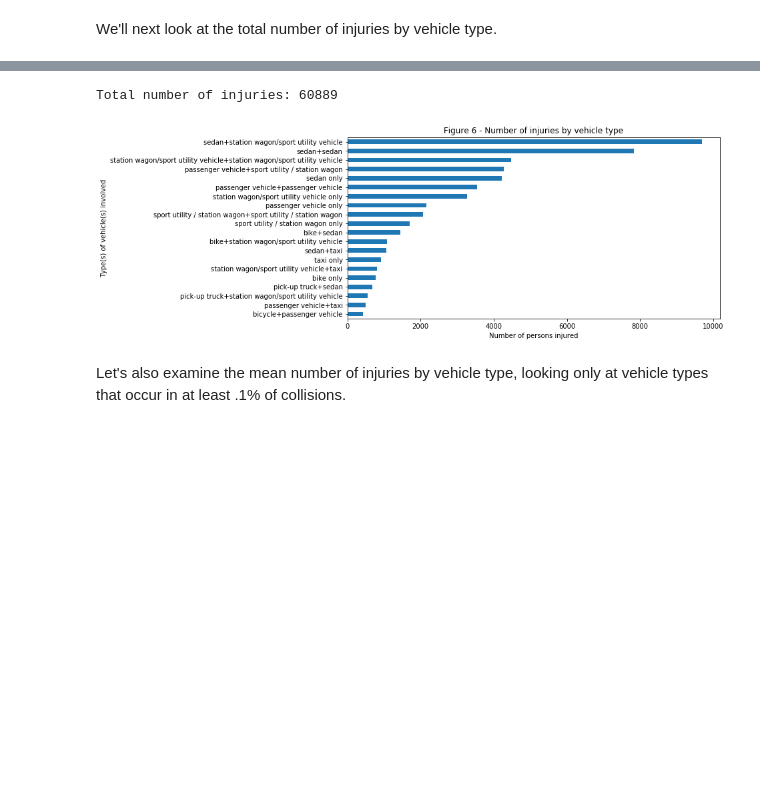
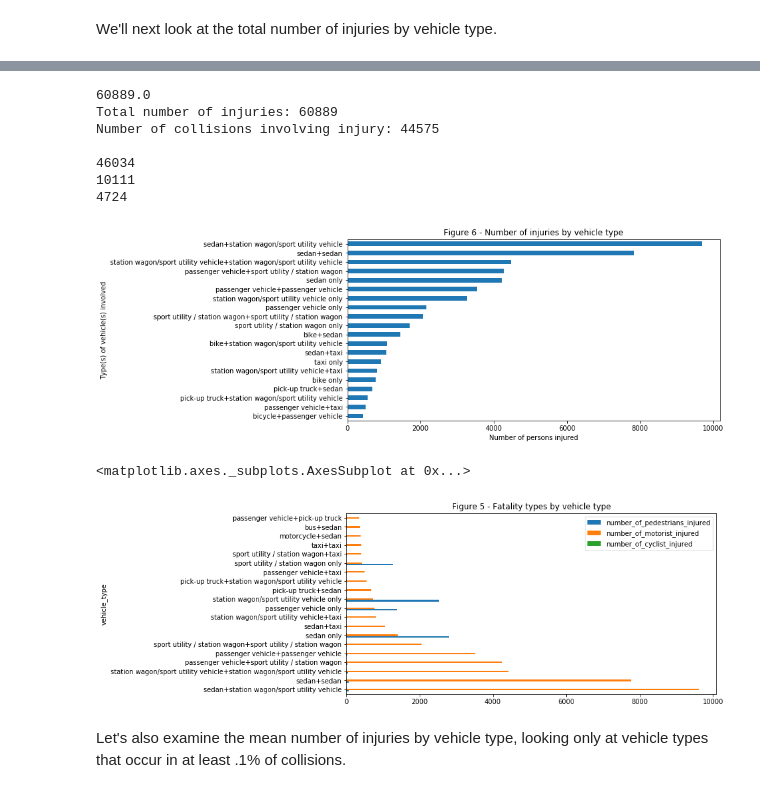
Before and after one commit to dan55/collisions, a Jupyter notebook: collisions.ipynb, the cells around one changed output, grey strips where cells are left out. Saved outputs shown, nothing was run; the diff lists cells and outputs as text; code cells hidden in the pictures; blank space fills up the shorter version.

```diff
--- a/collisions.ipynb
+++ b/collisions.ipynb
@@ -388,7 +406,16 @@ grouped = (df2.groupby("vehicle_type")
            .sort_values(ascending=False))
 
 total_injuries = int(grouped.sum())
-print(f"Total number of injuries: {total_injuries}\n")
+collision_injuries = len(df2[df2.number_of_persons_injured > 0])
+motorist_injuries = df2.number_of_motorist_injured.sum()
+pedestrian_injuries = df2.number_of_pedestrians_injured.sum()
+c = df2.number_of_cyclist_injured.sum()
+print(df2.number_of_persons_injured.sum())
+print(f"Total number of injuries: {total_injuries}")
+print(f"Number of collisions involving injury: {collision_injuries}\n")
+print(motorist_injuries)
+print(pedestrian_injuries)
+print(c)
 
 title = "Figure 6 - Number of injuries by vehicle type"
 ax = (grouped.head(20)
@@ -401,8 +428,32 @@ ax.set_xlabel("Number of persons injured")
 _ = ax.set_ylabel("Type(s) of vehicle(s) involved")
 # grouped.head(20)
 # %% [output]
+60889.0
 Total number of injuries: 60889
+Number of collisions involving injury: 44575
+
+46034
+10111
+4724
 [figure]
+# %%
+dfi = (df2[(df2["number_of_persons_injured"] >= 1)]# & (df2.vehicle_type.isin(top.index))]
+           .groupby(["vehicle_type"])
+          )["number_of_pedestrians_injured",
+            "number_of_motorist_injured",
+            "number_of_cyclist_injured"].apply(lambda x : x.astype(int).sum())
+dfi = dfi.sort_values("number_of_motorist_injured", ascending=False).head(20)
+dfi.plot(figsize=(10, 5),
+           kind="barh",
+           title="Figure 5 - Fatality types by vehicle type")
+# ax = (dfi.sort_values("number_of_motorist_injured", ascending=False)
+#      .iloc[::-1]
+#      .plot(figsize=(10, 5),
+#            kind="barh",
+#            title="Figure 5 - Fatality types by vehicle type"))
+# %% [output]
+<matplotlib.axes._subplots.AxesSubplot at 0x...>
+[figure, added]
 # %% [markdown]
 Let's also examine the mean number of injuries by vehicle type, looking only at vehicle types that occur in at least .1% of collisions.
 # %%
```
Also changed, not shown: parts of 5 cells of this notebook.
